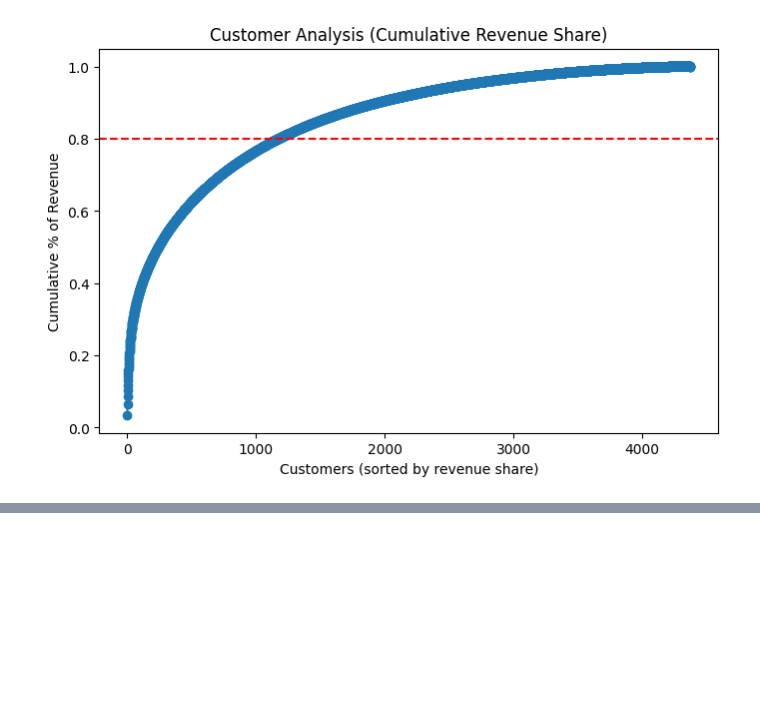
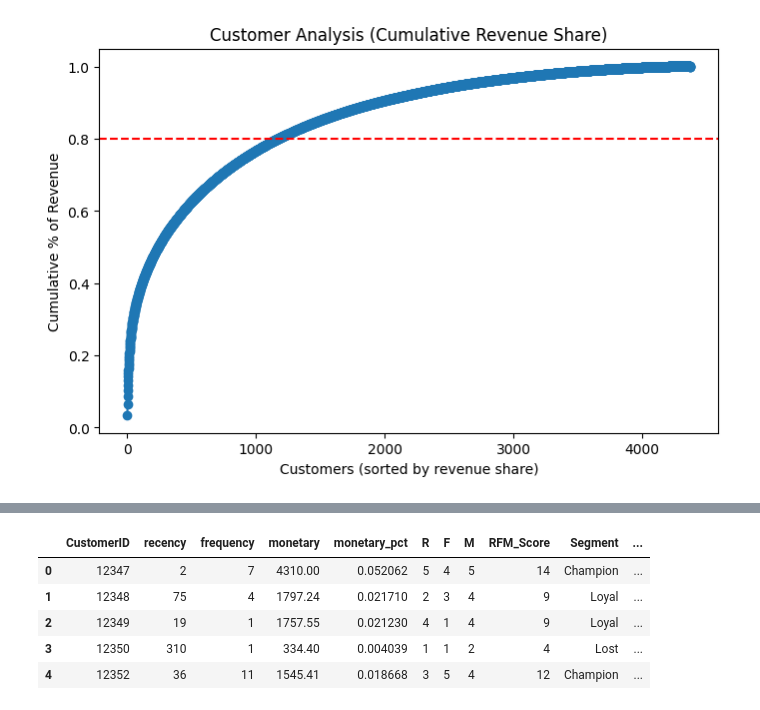
Before and after one commit to moodv/data-analytics-portfolio, a Jupyter notebook: Project2-online-retail/notebooks/EDA.ipynb, the cells around one changed output, grey strips where cells are left out. Saved outputs shown, nothing was run; the diff lists cells and outputs as text; code cells hidden in the pictures; blank space fills up the shorter version.

```diff
--- a/Project2-online-retail/notebooks/EDA.ipynb
+++ b/Project2-online-retail/notebooks/EDA.ipynb
@@ -631,0 +563,86 @@ dtype: int64
+# %%
+# --- Filter Customers ---
+df_customer = df.dropna(subset=['CustomerID']).copy()
+
+
+# Reference date
+
+ref_date = df['InvoiceDate'].max() + dt.timedelta(days=1)
+
+# RFM Base
+rfm = df_customer.groupby('CustomerID').agg(
+    recency=('InvoiceDate', lambda x: (ref_date - x.max()).days),
+    frequency=('InvoiceNo', 'nunique'),
+    monetary=('TotalPrice', 'sum')
+).reset_index()
+
+# Add % contribution
+rfm['monetary_pct'] = rfm['monetary'] / rfm['monetary'].sum() * 100
+
+# Remove customers with zero or negative spend (they mess up bins)
+valid_rfm = rfm[rfm['monetary'] > 0].copy()
+
+# --- Stable Scoring using rank-based quantiles ---
+valid_rfm['R'] = pd.qcut(valid_rfm['recency'], 5, labels=[5,4,3,2,1]).astype(int)
+valid_rfm['F'] = pd.qcut(valid_rfm['frequency'].rank(method='first'), 5, labels=[1,2,3,4,5]).astype(int)
+valid_rfm['M'] = pd.qcut(valid_rfm['monetary'], 5, labels=[1,2,3,4,5]).astype(int)
+
+valid_rfm['RFM_Score'] = valid_rfm[['R','F','M']].sum(axis=1)
+
+# Segment Mapping
+def segment_map(x):
+    if x['RFM_Score'] >= 12:
+        return 'Champion'
+    elif x['RFM_Score'] >= 9:
+        return 'Loyal'
+    elif x['RFM_Score'] >= 6:
+        return 'Potential Loyalist'
+    elif x['RFM_Score'] >= 5:
+        return 'At Risk'
+    elif x['RFM_Score'] <= 4:
+        return 'Lost'
+    else:
+        return 'Others'
+
+valid_rfm['Segment'] = valid_rfm.apply(segment_map, axis=1)
+
+# --- Customer-Level Returns ---
+customer_returns = df_customer[df_customer['Quantity'] < 0].groupby('CustomerID')['TotalPrice'].sum()
+valid_rfm = valid_rfm.merge(customer_returns.rename('customer_returns'), on='CustomerID', how='left').fillna({'customer_returns':0})
+
+# Safe return ratio
+valid_rfm['return_ratio'] = np.where(
+    valid_rfm['monetary'] > 0,
+    (valid_rfm['customer_returns'].abs() / valid_rfm['monetary']).clip(upper=1),  # cap at 100%
+    np.nan
+)
+
+# --- Segment Summary ---
+segment_summary = valid_rfm.groupby('Segment').agg(
+    total_customers=('CustomerID','count'),
+    avg_recency=('recency','mean'),
+    avg_frequency=('frequency','mean'),
+    avg_monetary=('monetary','mean'),
+    total_revenue=('monetary','sum'),
+    total_customer_returns=('customer_returns','sum'),
+    avg_return_ratio=('return_ratio','mean')
+).sort_values('total_revenue', ascending=False)
+
+display(valid_rfm.head())
+display(segment_summary)
+
+print(f"Total Customers (with spend): {valid_rfm.shape[0]}")
+print(f"Total Revenue: {valid_rfm['monetary'].sum():,.2f}")
+print(f"Revenue Lost to Returns: {valid_rfm['customer_returns'].abs().sum():,.2f} "
+      f"({valid_rfm['customer_returns'].abs().sum()/valid_rfm['monetary'].sum()*100:.2f}% of revenue)")
+
+# Customers with net spend <= 0 (only returns)
+return_only = rfm[rfm['monetary'] <= 0]
+print(f"\nCustomers with only returns or zero spend: {return_only.shape[0]}")
+# %% [output]
+|  | CustomerID | recency | frequency | monetary | monetary_pct | R | F | M | RFM_Score | Segment | ... |
+| 0 | 12347 | 2 | 7 | 4310.00 | 0.052062 | 5 | 4 | 5 | 14 | Champion | ... |
+| 1 | 12348 | 75 | 4 | 1797.24 | 0.021710 | 2 | 3 | 4 | 9 | Loyal | ... |
+| 2 | 12349 | 19 | 1 | 1757.55 | 0.021230 | 4 | 1 | 4 | 9 | Loyal | ... |
+| 3 | 12350 | 310 | 1 | 334.40 | 0.004039 | 1 | 1 | 2 | 4 | Lost | ... |
+| 4 | 12352 | 36 | 11 | 1545.41 | 0.018668 | 3 | 5 | 4 | 12 | Champion | ... |
```
Also changed, not shown: parts of 7 cells of this notebook.
